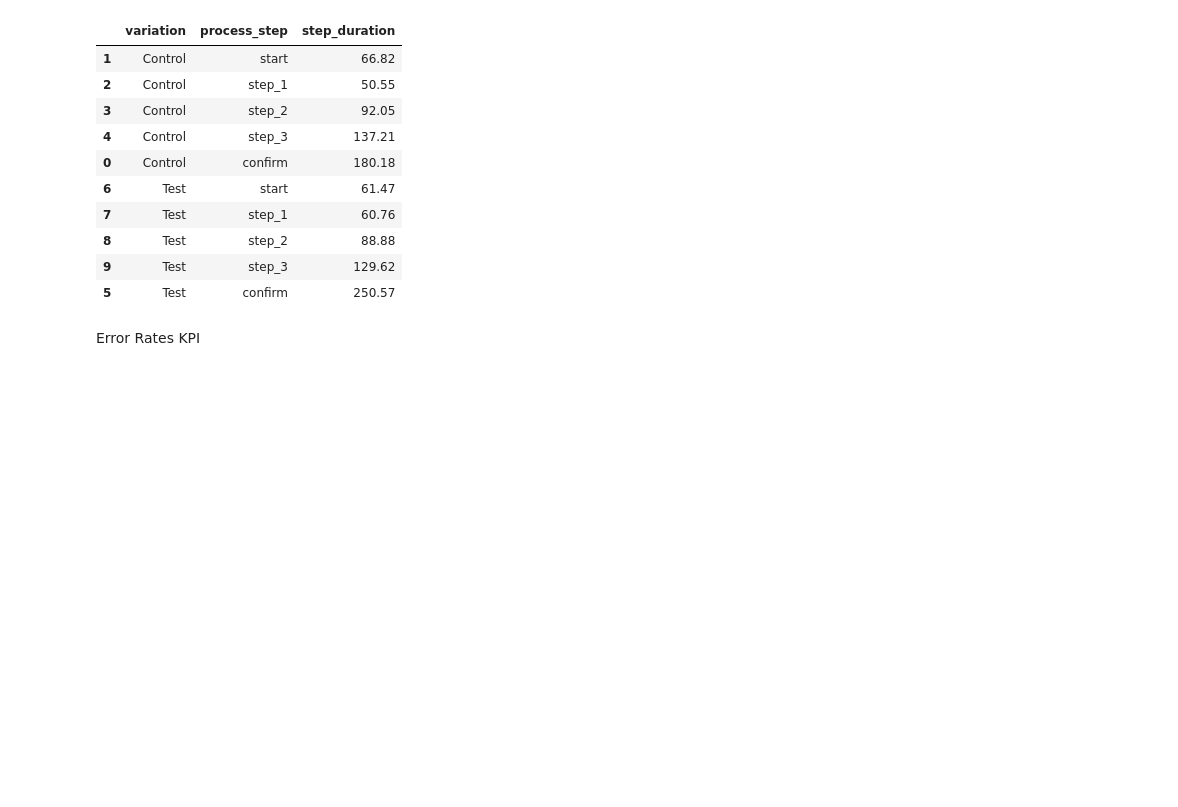
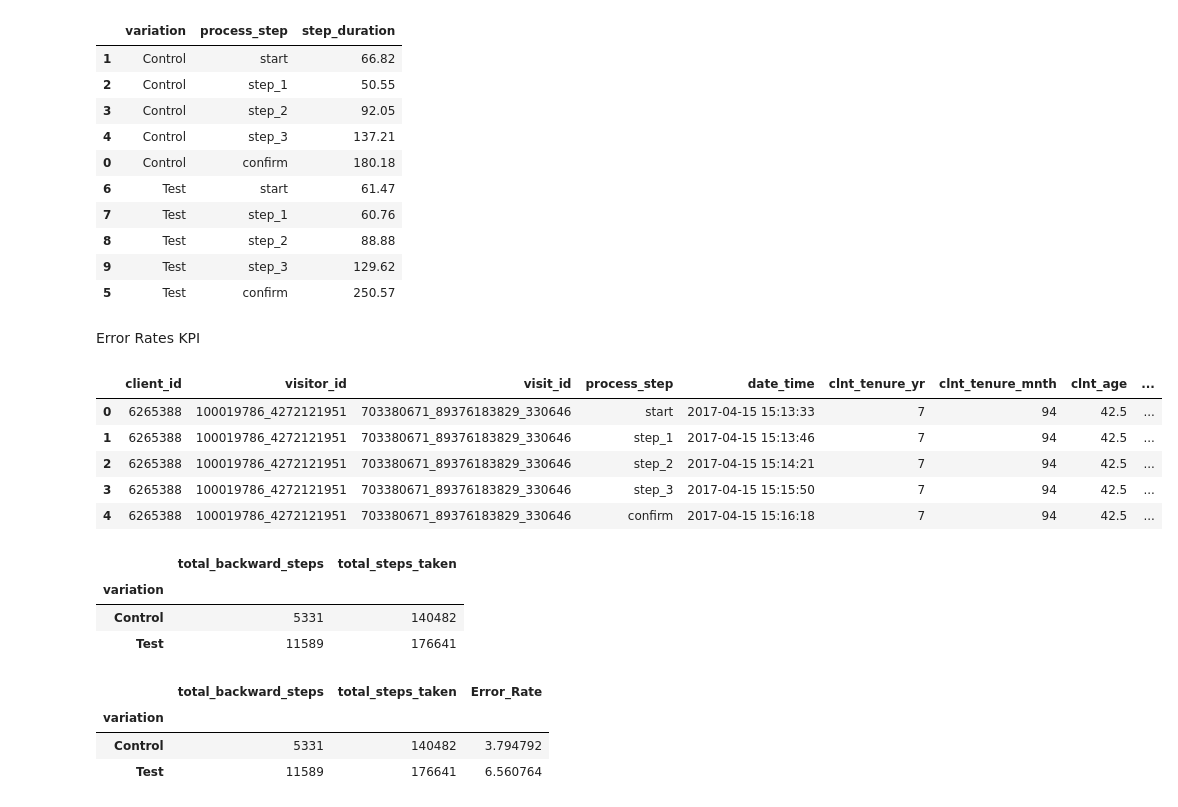
Before and after one commit to mombolionnel-max/Project_vanguard, a Jupyter notebook: PROJECT VANGUARD MERGED (1).ipynb, the cells around one changed output. Saved outputs shown, nothing was run; the diff lists cells and outputs as text; code cells hidden in the pictures; blank space fills up the shorter version.

```diff
--- a/PROJECT VANGUARD MERGED (1).ipynb
+++ b/PROJECT VANGUARD MERGED (1).ipynb
@@ -308,3 +313,54 @@ merged_time_sorted
 | 5 | Test | confirm | 250.57 |
 # %% [markdown]
 Error Rates KPI
+# %%
+merged['date_time'] = pd.to_datetime(merged['date_time'])
+
+# define the numerical order of the process steps
+step_order_merged = {
+    'start': 1,
+    'step_1': 2,
+    'step_2': 3,
+    'confirm': 4
+}
+# New column with step order
+merged['step_order_merged'] = merged['process_step'].map(step_order_merged)
+# Sort the data by session and by time
+merged= merged.sort_values(by=['visitor_id', 'visit_id', 'date_time']).reset_index(drop=True)
+
+#Identify the order of the next step for each line in the session
+merged['next_step_merged_order'] = merged.groupby(['visitor_id', 'visit_id'])['step_order_merged'].shift(-1)
+#Mark 'Backward' Steps (Errors) / An error occurs when: Current Step Order > Next Step Order
+merged['error'] = np.where(merged['step_order_merged'] > merged['next_step_merged_order'], 1, 0)
+
+merged.head()
+# %% [output]
+|  | client_id | visitor_id | visit_id | process_step | date_time | clnt_tenure_yr | clnt_tenure_mnth | clnt_age | ... |
+| 0 | 6265388 | 100019786_4272121951 | 703380671_89376183829_330646 | start | 2017-04-15 15:13:33 | 7 | 94 | 42.5 | ... |
+| 1 | 6265388 | 100019786_4272121951 | 703380671_89376183829_330646 | step_1 | 2017-04-15 15:13:46 | 7 | 94 | 42.5 | ... |
+| 2 | 6265388 | 100019786_4272121951 | 703380671_89376183829_330646 | step_2 | 2017-04-15 15:14:21 | 7 | 94 | 42.5 | ... |
+| 3 | 6265388 | 100019786_4272121951 | 703380671_89376183829_330646 | step_3 | 2017-04-15 15:15:50 | 7 | 94 | 42.5 | ... |
+| 4 | 6265388 | 100019786_4272121951 | 703380671_89376183829_330646 | confirm | 2017-04-15 15:16:18 | 7 | 94 | 42.5 | ... |
+# %%
+
+#Calculate the total errors and the total steps taken per 'variation' group
+error_rate_kpi = merged.groupby('variation').agg(
+    total_backward_steps=('error', 'sum'),
+    total_steps_taken=('client_id', 'count') )
+
+error_rate_kpi
+# %% [output]
+|  | total_backward_steps | total_steps_taken |
+| variation |  |  |
+| Control | 5331 | 140482 |
+| Test | 11589 | 176641 |
+# %%
+# Calculer le Taux d'Erreur (%)
+error_rate_kpi['Error_Rate'] = (error_rate_kpi['total_backward_steps'] / error_rate_kpi['total_steps_taken']) * 100
+
+error_rate_kpi
+# %% [output]
+|  | total_backward_steps | total_steps_taken | Error_Rate |
+| variation |  |  |  |
+| Control | 5331 | 140482 | 3.794792 |
+| Test | 11589 | 176641 | 6.560764 |
```
Also changed, not shown: parts of 5 cells of this notebook.
